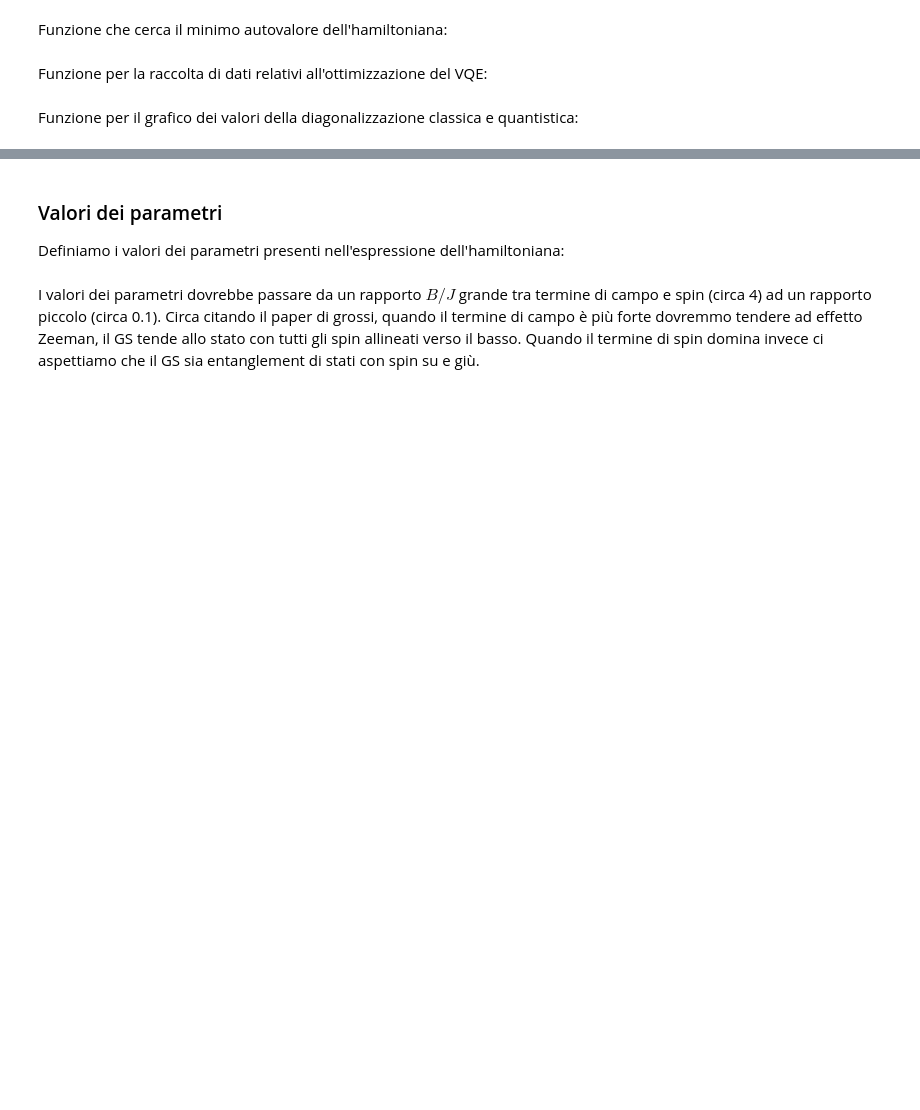
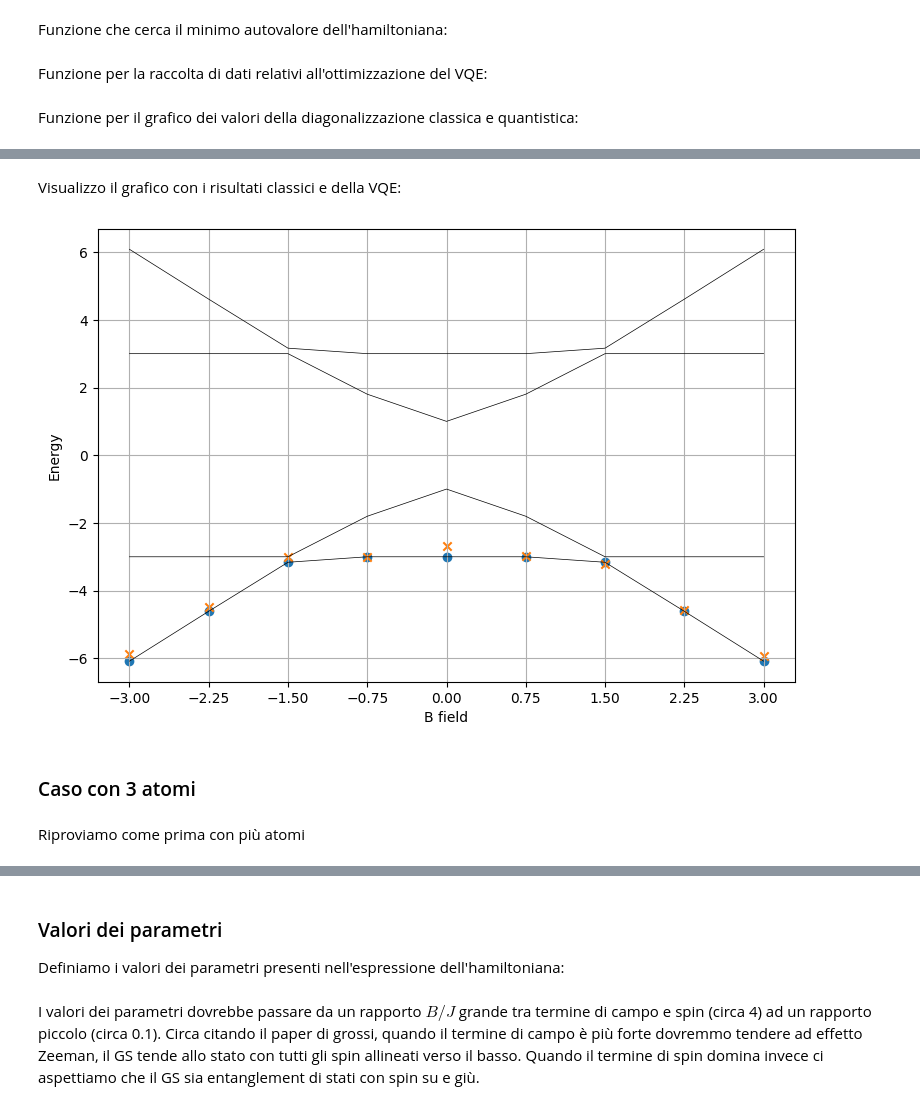
Before and after one commit to herondedalus/AQM_progettino, a Jupyter notebook: Main.ipynb, the cells around one changed output, grey strips where cells are left out. Saved outputs shown, nothing was run; the diff lists cells and outputs as text; code cells hidden in the pictures; blank space fills up the shorter version.

```diff
--- a/Main.ipynb
+++ b/Main.ipynb
@@ -149,0 +413,6 @@ def plot_tot(lists):
+# %%
+qH = []
+for k in range(len(B)):
+    ham, checkmat = Spin_Magnet_Hamilton_quant(Natoms,J,gy,gz,B[k])
+    #print((checkmat - cH[k])) #dà sempre 0 se l'hamiltoniana è scritta bene
+    qH.append(ham)
@@ -149,0 +429,6 @@ def plot_tot(lists):
+# %%
+from qiskit.circuit.library import EfficientSU2
+
+# the rotation gates are chosen randomly, so we set a seed for reproducibility
+ansatz = EfficientSU2(Natoms, reps=1, entanglement='linear', insert_barriers=True)
+ansatz.decompose().draw('mpl', style='iqx')
@@ -149,0 +439,8 @@ def plot_tot(lists):
+# %%
+import numpy as np
+from qiskit.algorithms.optimizers import SPSA
+
+optimizer = SPSA(maxiter=50)
+
+np.random.seed(10)  # seed for reproducibility
+initial_point = np.random.random(ansatz.num_parameters)
@@ -149,0 +449,16 @@ def plot_tot(lists):
+# %%
+from qiskit.providers.basicaer import QasmSimulatorPy  # local simulator
+
+import time
+
+start_time = time.time()
+
+local_vqe = VQE(ansatz=ansatz,
+                optimizer=optimizer,
+                initial_point=initial_point,
+                quantum_instance=QasmSimulatorPy(),
+                callback=callback)
+
+qGSEigE, meanerr = VQE_par_H_diagonalizer(local_vqe,qH)
+
+print(time.time()-start_time)
@@ -149,0 +489,10 @@ def plot_tot(lists):
+# %% [markdown]
+Visualizzo il grafico con i risultati classici e della VQE:
+# %%
+plot_tot([cGSEigE, EigE, qGSEigE])
+# %% [output]
+[figure, added]
+# %% [markdown]
+### Caso con 3 atomi
+# %% [markdown]
+Riproviamo come prima con più atomi
```
Also changed, not shown: parts of 135 cells of this notebook.
